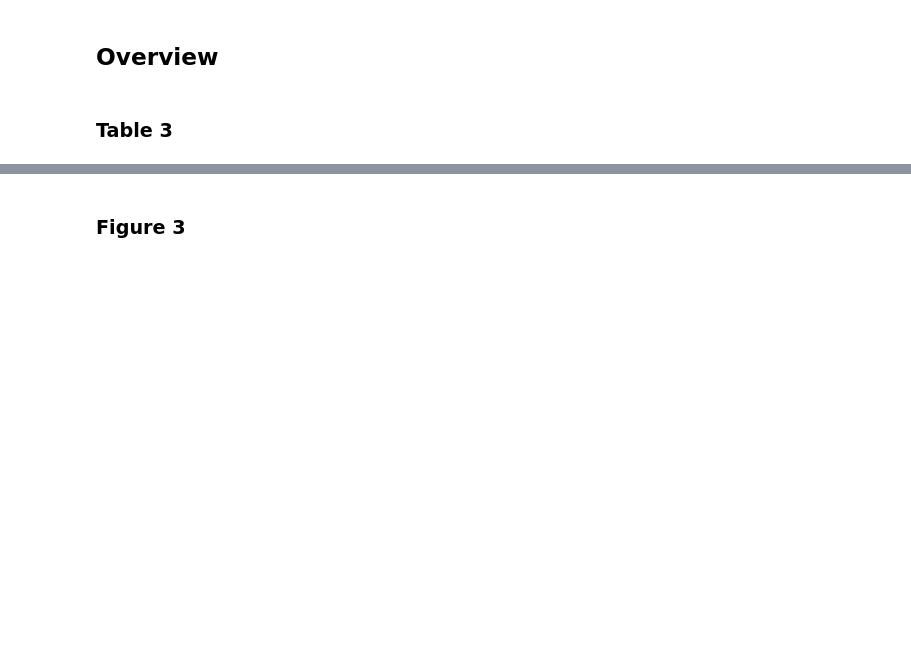
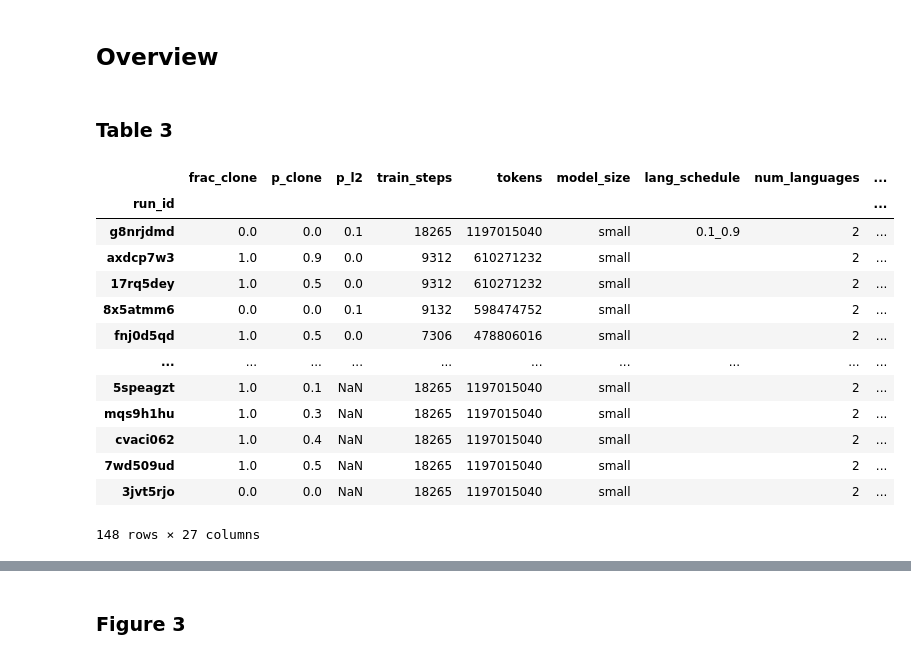
Before and after one commit to antonschafer/languini-kitchen, a Jupyter notebook: analysis.ipynb, the cells around one changed output, grey strips where cells are left out. Cells and saved outputs as stored; diff of their text form; code cells hidden in the pictures; blank space fills up the shorter version.

```diff
--- a/analysis.ipynb
+++ b/analysis.ipynb
@@ -752,3 +810,20 @@ save_plot("cossim_by_freq_synth_ratio.png")
 ## Overview
 # %% [markdown]
 ### Table 3
+# %%
+df_runs
+# %% [output]
+|  | frac_clone | p_clone | p_l2 | train_steps | tokens | model_size | lang_schedule | num_languages | ... |
+| run_id |  |  |  |  |  |  |  |  | ... |
+| g8nrjdmd | 0.0 | 0.0 | 0.1 | 18265 | 1197015040 | small | 0.1_0.9 | 2 | ... |
+| axdcp7w3 | 1.0 | 0.9 | 0.0 | 9312 | 610271232 | small |  | 2 | ... |
+| 17rq5dey | 1.0 | 0.5 | 0.0 | 9312 | 610271232 | small |  | 2 | ... |
+| 8x5atmm6 | 0.0 | 0.0 | 0.1 | 9132 | 598474752 | small |  | 2 | ... |
+| fnj0d5qd | 1.0 | 0.5 | 0.0 | 7306 | 478806016 | small |  | 2 | ... |
+| ... | ... | ... | ... | ... | ... | ... | ... | ... | ... |
+| 5speagzt | 1.0 | 0.1 | NaN | 18265 | 1197015040 | small |  | 2 | ... |
+| mqs9h1hu | 1.0 | 0.3 | NaN | 18265 | 1197015040 | small |  | 2 | ... |
+| cvaci062 | 1.0 | 0.4 | NaN | 18265 | 1197015040 | small |  | 2 | ... |
+| 7wd509ud | 1.0 | 0.5 | NaN | 18265 | 1197015040 | small |  | 2 | ... |
+| 3jvt5rjo | 0.0 | 0.0 | NaN | 18265 | 1197015040 | small |  | 2 | ... |
+148 rows × 27 columns
```
Also changed, not shown: parts of 16 cells of this notebook.
